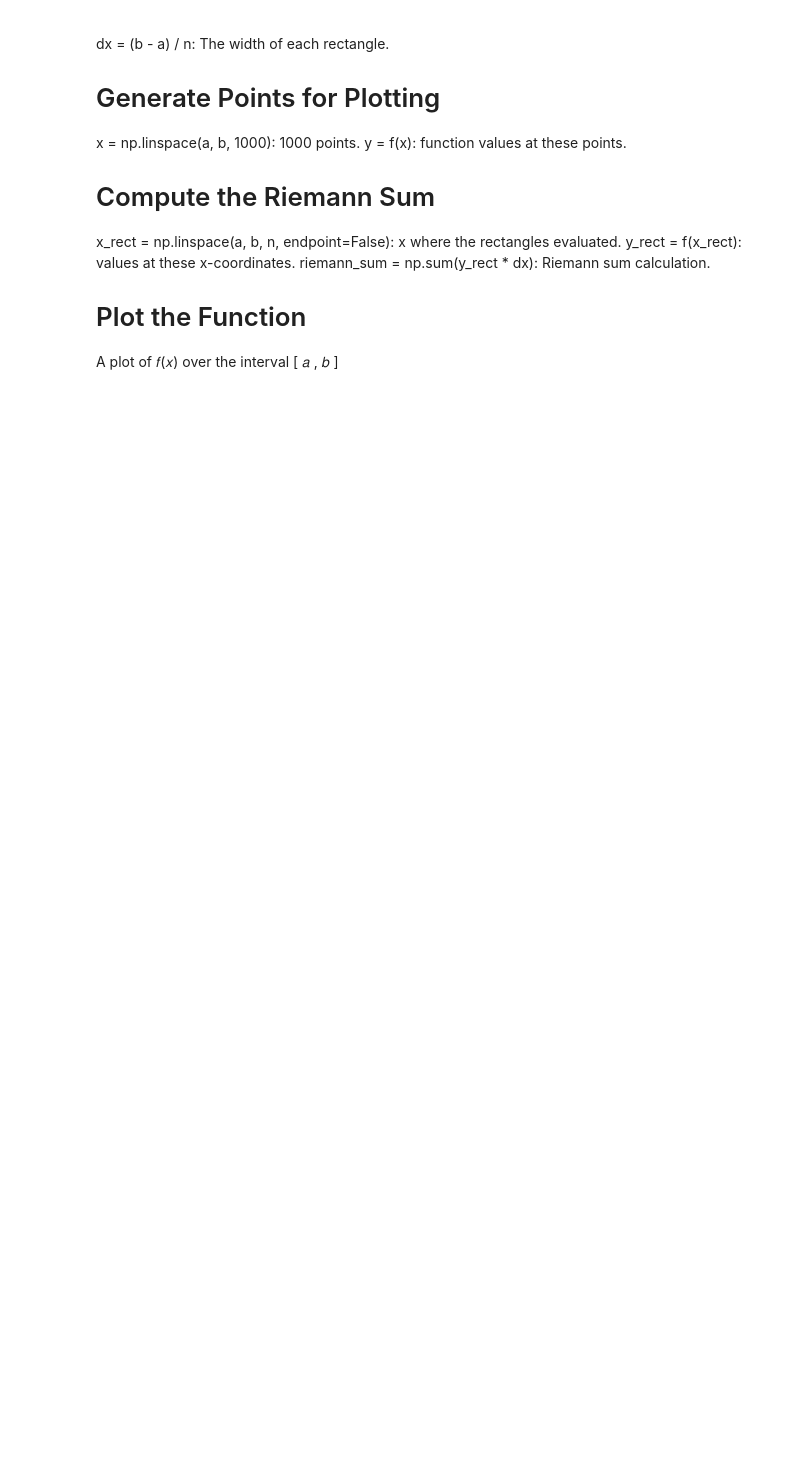
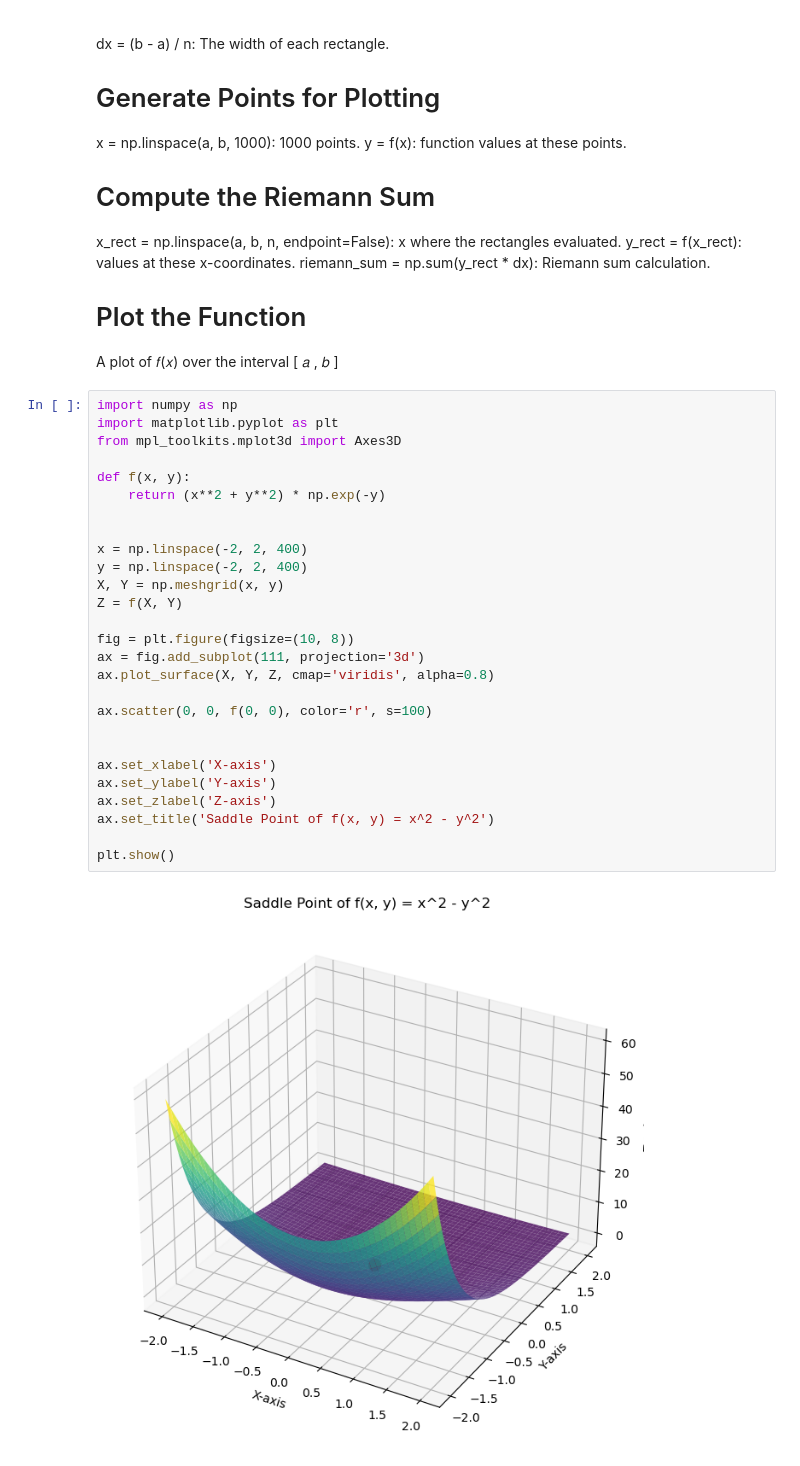
Before and after one commit to qtakmalay/JupyterProjects, a Jupyter notebook: Tests.ipynb, the cells around one changed output. Saved outputs shown, nothing was run; the diff lists cells and outputs as text; blank space fills up the shorter version.

```diff
--- a/Tests.ipynb
+++ b/Tests.ipynb
@@ -510,3 +510,32 @@ A plot of
 ,
 𝑏
 ]
+# %%
+import numpy as np
+import matplotlib.pyplot as plt
+from mpl_toolkits.mplot3d import Axes3D
+
+def f(x, y):
+    return (x**2 + y**2) * np.exp(-y)
+
+
+x = np.linspace(-2, 2, 400)
+y = np.linspace(-2, 2, 400)
+X, Y = np.meshgrid(x, y)
+Z = f(X, Y)
+
+fig = plt.figure(figsize=(10, 8))
+ax = fig.add_subplot(111, projection='3d')
+ax.plot_surface(X, Y, Z, cmap='viridis', alpha=0.8)
+
+ax.scatter(0, 0, f(0, 0), color='r', s=100)
+
+
+ax.set_xlabel('X-axis')
+ax.set_ylabel('Y-axis')
+ax.set_zlabel('Z-axis')
+ax.set_title('Saddle Point of f(x, y) = x^2 - y^2')
+
+plt.show()
+# %% [output]
+[figure, added]
```
Also changed, not shown: 1 other file.
